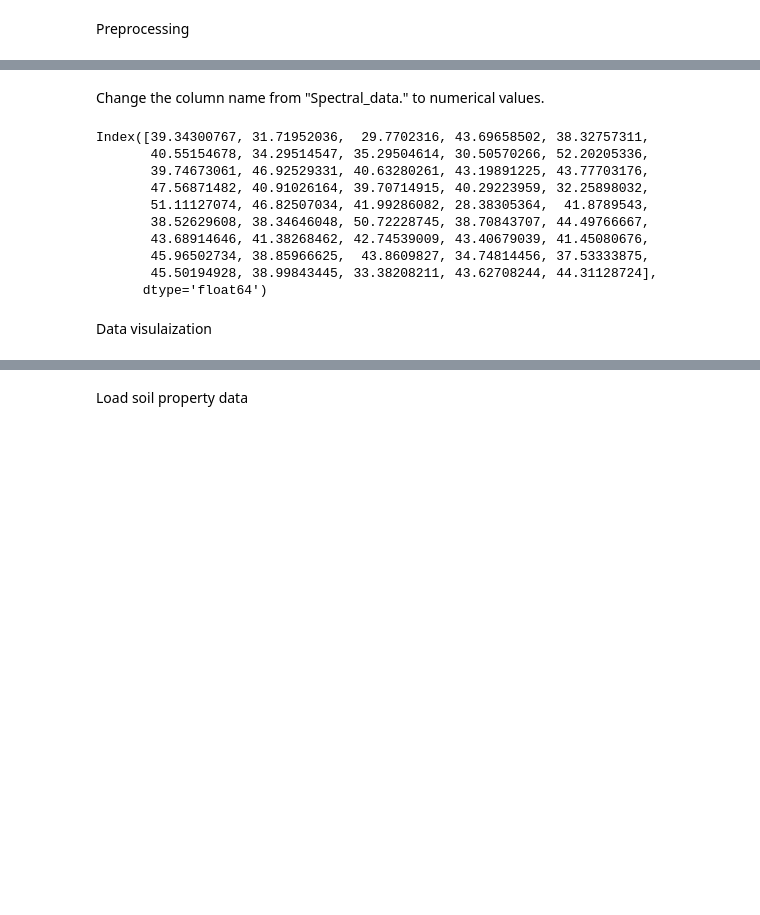
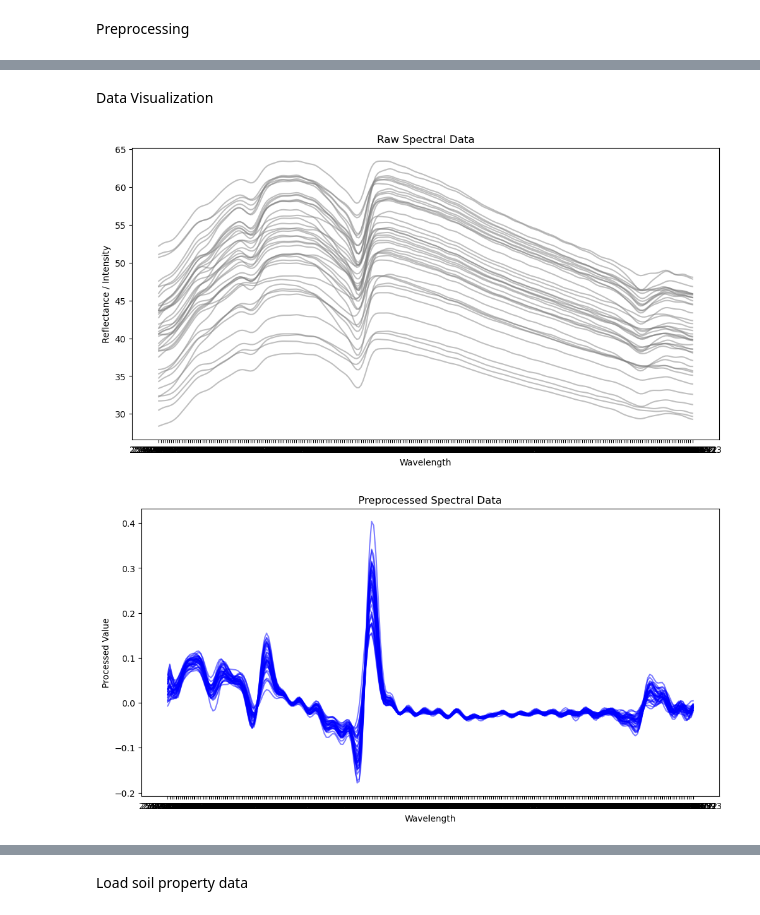
Before and after one commit to Juuuuuuupiter/Neospectra_Soil, a Jupyter notebook: spectra_se_soil.ipynb, the cells around one changed output, grey strips where cells are left out. Saved outputs shown, nothing was run; the diff lists cells and outputs as text; code cells hidden in the pictures; blank space fills up the shorter version.

Commit message:
Change from Negar with preprocessing and produce graphic

```diff
--- a/spectra_se_soil.ipynb
+++ b/spectra_se_soil.ipynb
@@ -15,4 +36,12 @@ df = pd.read_csv(url)
 # %%
-# Load CSV file for spectra data
-##csv_file_path = "C:/Users/hsfa0259/Desktop/Neospectra/SE_AI4SH_2024_DS.csv"  # location to the site data
-df_site_data = pd.read_csv(csv_file_path, index_col=0) # assuming the first column is index column
+# Extract the base name by removing '_1' or '_2' (or any number) from the end
+# BUT keep the original name if there's no suffix
+df_spectra_data["Sample Name"] = df_spectra_data["Sample Name"].str.replace(r'(_\d+)$', '', regex=True)
+
+# Group by the base name and calculate mean for all numeric columns
+mean_df = df_spectra_data.groupby("Sample Name", as_index=False).mean(numeric_only=True)
+
+# Save the results
+mean_df.to_excel("mean_values.xlsx", index=False)
+
+print(mean_df.head())  # Display the first few rows of the mean dataframe to verify
@@ -135,31 +200,25 @@ spectral_data.2431.78812161009  0.785989  1.204553
-# %% [markdown]
-Change the column name from "Spectral_data." to numerical values.
+# %% [markdown]
+Data Visualization
 # %%
-import re
+import matplotlib.pyplot as plt
 
-new_columns = []
-for col in df_site_data.iloc[0]:
-    if isinstance(col, str) and col.startswith("spectral_data."):
-        # Remove "spectral_data." and convert to float
-        wavelength = float(re.sub(r"^spectral_data\.", "", col))
-        new_columns.append(wavelength)
-    else:
-        new_columns.append(col)
+# Plot the raw data
+plt.figure(figsize=(12, 6))
+for i in range(mean_df.shape[0]):
+    plt.plot(mean_df.columns[1:], mean_df.iloc[i, 1:], color='gray', alpha=0.5)
+plt.title("Raw Spectral Data")
+plt.xlabel("Wavelength")
+plt.ylabel("Reflectance / Intensity")
+plt.show()
 
-df_site_data.columns = new_columns
-print(df_site_data.columns)
-# Drop first row (now used as header)
-##df_site_data = df_site_data.drop(index=0).reset_index(drop=True)
+# Plot the processed data (excluding sample names)
+plt.figure(figsize=(12, 6))
+for i in range(processed_df.shape[0]):
+    plt.plot(processed_df.columns[1:], processed_df.iloc[i, 1:], color='blue', alpha=0.5)
+plt.title("Preprocessed Spectral Data")
+plt.xlabel("Wavelength")
+plt.ylabel("Processed Value")
+plt.show()
 # %% [output]
-Index([39.34300767, 31.71952036,  29.7702316, 43.69658502, 38.32757311,
-       40.55154678, 34.29514547, 35.29504614, 30.50570266, 52.20205336,
-       39.74673061, 46.92529331, 40.63280261, 43.19891225, 43.77703176,
-       47.56871482, 40.91026164, 39.70714915, 40.29223959, 32.25898032,
-       51.11127074, 46.82507034, 41.99286082, 28.38305364,  41.8789543,
-       38.52629608, 38.34646048, 50.72228745, 38.70843707, 44.49766667,
-       43.68914646, 41.38268462, 42.74539009, 43.40679039, 41.45080676,
-       45.96502734, 38.85966625,  43.8609827, 34.74814456, 37.53333875,
-       45.50194928, 38.99843445, 33.38208211, 43.62708244, 44.31128724],
-      dtype='float64')
+[figure, added]
+[figure, added]
-# %% [markdown]
-Data visulaization
```
Also changed, not shown: parts of 7 cells of this notebook, 2 other files.
